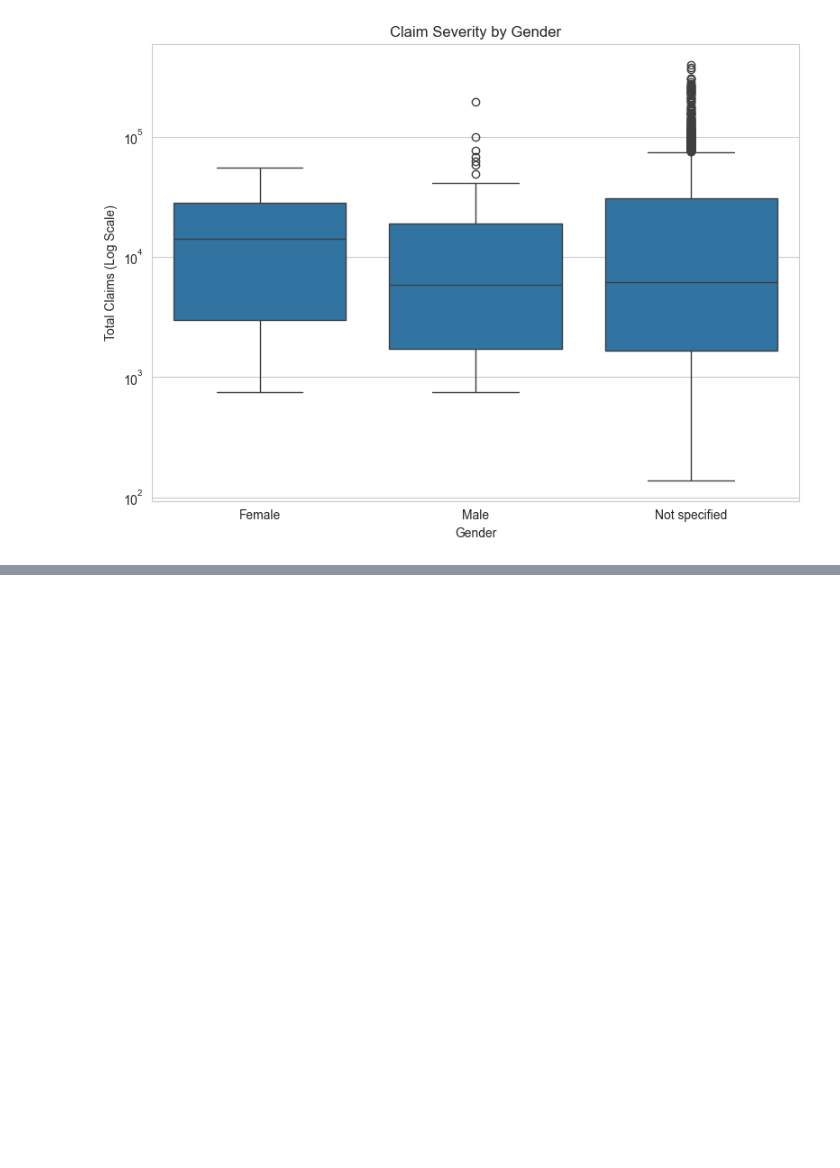
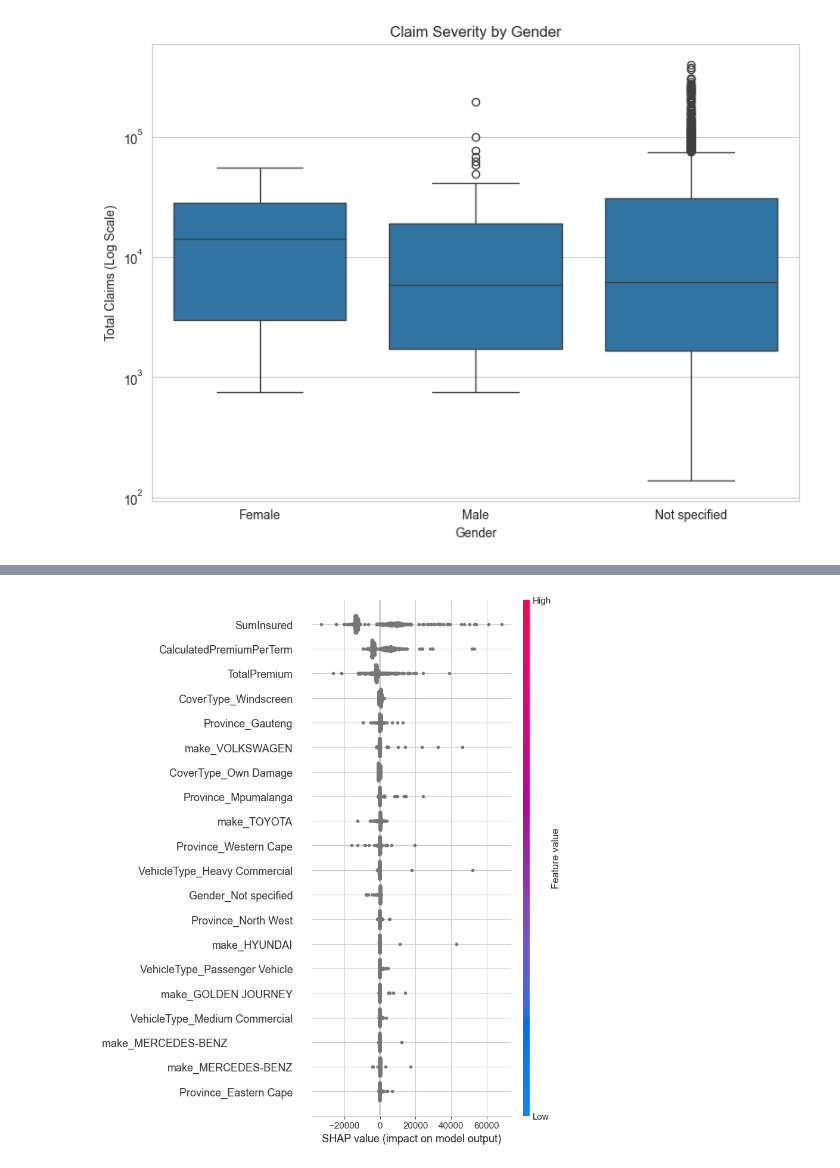
Before and after one commit to bemnetne/End-to-End-Insurance-Risk-Analytics-Predictive-Modeling, a Jupyter notebook: notebooks/eda.ipynb, the cells around one changed output, grey strips where cells are left out. Saved outputs shown, nothing was run; the diff lists cells and outputs as text; code cells hidden in the pictures; blank space fills up the shorter version.

Commit message:
feat: Modeling added

```diff
--- a/notebooks/eda.ipynb
+++ b/notebooks/eda.ipynb
@@ -1965,0 +2037,9 @@ plt.show()
+# %%
+from sklearn.preprocessing import OneHotEncoder
+categorical_transformer = Pipeline(steps=[
+
+    ('imputer', SimpleImputer(strategy='most_frequent')),
+
+    ('onehot', OneHotEncoder(handle_unknown='ignore'))
+
+])
@@ -1965,0 +2278,33 @@ plt.show()
+# %%
+encoded_cat_features = preprocessor.named_transformers_[
+
+    'cat'
+
+].named_steps['onehot'].get_feature_names_out(
+
+    categorical_cols
+
+)
+
+feature_names = np.concatenate([
+
+    numerical_cols,
+    encoded_cat_features
+
+])
+# %%
+import shap
+
+explainer = shap.TreeExplainer(xgb_model)
+
+shap_values = explainer.shap_values(X_test)
+# %%
+shap.summary_plot(
+
+    shap_values,
+    X_test,
+
+    feature_names=feature_names
+)
+# %% [output]
+[figure, added]
```
Also changed, not shown: parts of 25 cells of this notebook, 1 other file.
